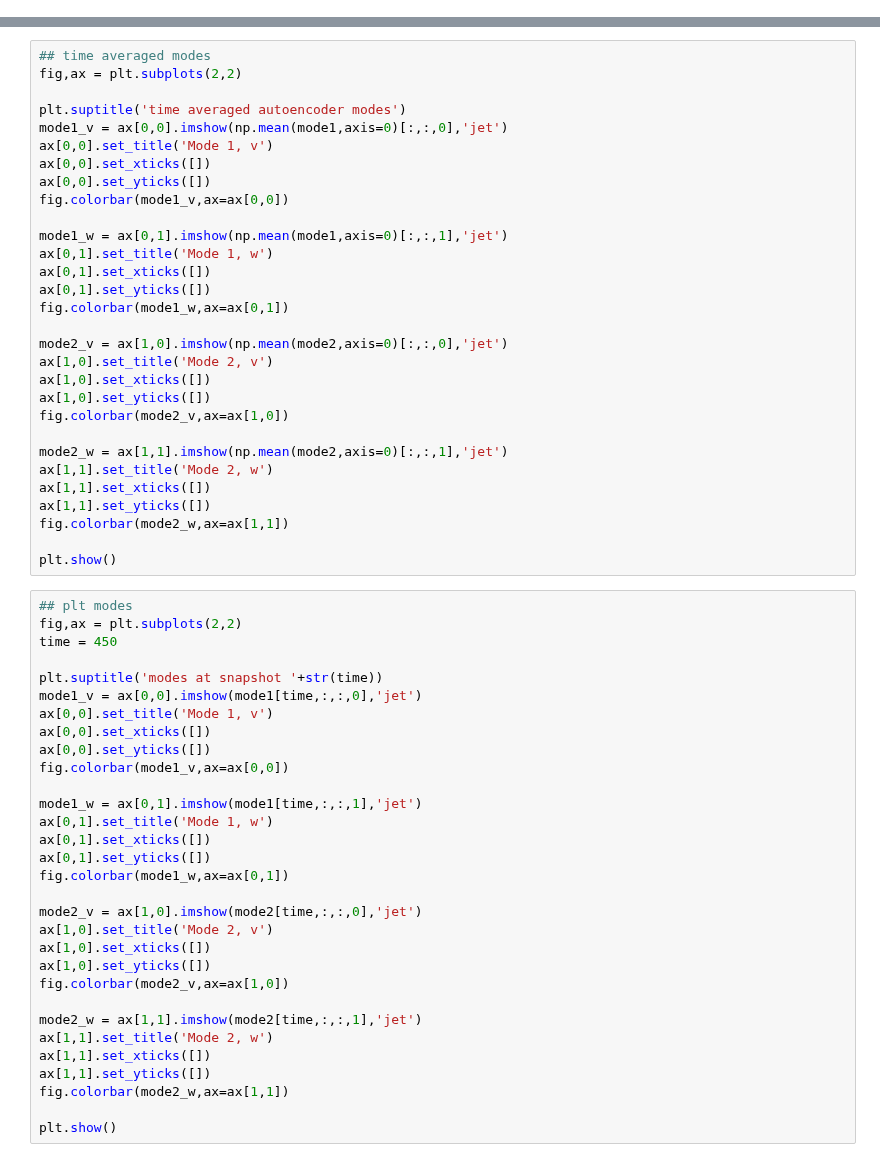
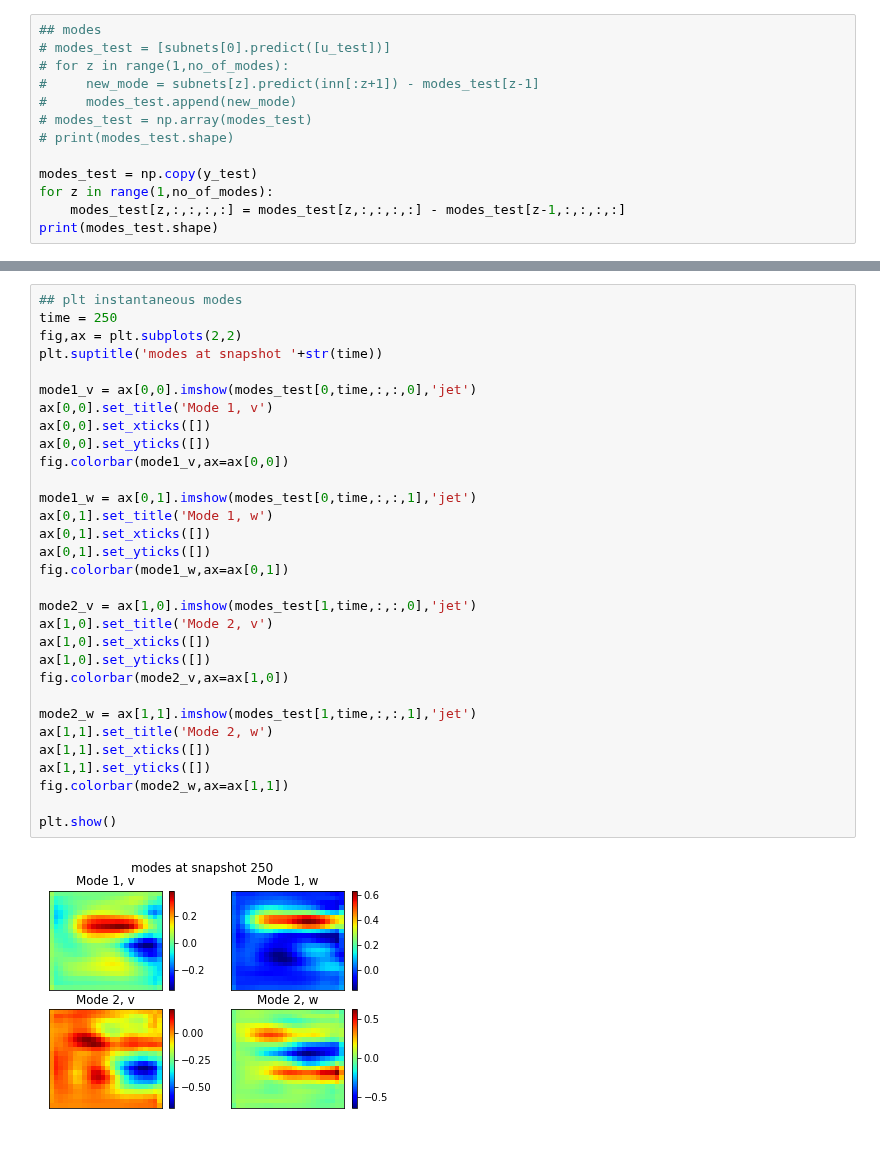
Before and after one commit to MagriLab/MD-CNN-AE, a Jupyter notebook: visualise_hierarchical_mode.ipynb, the cells around one changed output, grey strips where cells are left out. Drawn from its saved outputs; the diff is of its cells as text.

```diff
--- a/visualise_hierarchical_mode.ipynb
+++ b/visualise_hierarchical_mode.ipynb
@@ -91,0 +86,13 @@ print(mode1.shape)
+# %%
+## modes
+# modes_test = [subnets[0].predict([u_test])]
+# for z in range(1,no_of_modes):
+#     new_mode = subnets[z].predict(inn[:z+1]) - modes_test[z-1]
+#     modes_test.append(new_mode)
+# modes_test = np.array(modes_test)
+# print(modes_test.shape)
+
+modes_test = np.copy(y_test)
+for z in range(1,no_of_modes):
+    modes_test[z,:,:,:,:] = modes_test[z,:,:,:,:] - modes_test[z-1,:,:,:,:]
+print(modes_test.shape)
@@ -92,61 +133,33 @@ print(mode1.shape)
 # %%
-## time averaged modes
+## plt instantaneous modes
+time = 250
 fig,ax = plt.subplots(2,2)
+plt.suptitle('modes at snapshot '+str(time))
 
-plt.suptitle('time averaged autoencoder modes')
-mode1_v = ax[0,0].imshow(np.mean(mode1,axis=0)[:,:,0],'jet')
+mode1_v = ax[0,0].imshow(modes_test[0,time,:,:,0],'jet')
 ax[0,0].set_title('Mode 1, v')
 ax[0,0].set_xticks([])
 ax[0,0].set_yticks([])
 fig.colorbar(mode1_v,ax=ax[0,0])
 
-mode1_w = ax[0,1].imshow(np.mean(mode1,axis=0)[:,:,1],'jet')
+mode1_w = ax[0,1].imshow(modes_test[0,time,:,:,1],'jet')
 ax[0,1].set_title('Mode 1, w')
 ax[0,1].set_xticks([])
 ax[0,1].set_yticks([])
 fig.colorbar(mode1_w,ax=ax[0,1])
 
-mode2_v = ax[1,0].imshow(np.mean(mode2,axis=0)[:,:,0],'jet')
+mode2_v = ax[1,0].imshow(modes_test[1,time,:,:,0],'jet')
 ax[1,0].set_title('Mode 2, v')
 ax[1,0].set_xticks([])
 ax[1,0].set_yticks([])
 fig.colorbar(mode2_v,ax=ax[1,0])
 
-mode2_w = ax[1,1].imshow(np.mean(mode2,axis=0)[:,:,1],'jet')
+mode2_w = ax[1,1].imshow(modes_test[1,time,:,:,1],'jet')
 ax[1,1].set_title('Mode 2, w')
 ax[1,1].set_xticks([])
 ax[1,1].set_yticks([])
 fig.colorbar(mode2_w,ax=ax[1,1])
 
 plt.show()
+# %% [output]
+[figure, added]
-# %%
-## plt modes
-fig,ax = plt.subplots(2,2)
-time = 450
-
-plt.suptitle('modes at snapshot '+str(time))
-mode1_v = ax[0,0].imshow(mode1[time,:,:,0],'jet')
-ax[0,0].set_title('Mode 1, v')
-ax[0,0].set_xticks([])
-ax[0,0].set_yticks([])
-fig.colorbar(mode1_v,ax=ax[0,0])
-
-mode1_w = ax[0,1].imshow(mode1[time,:,:,1],'jet')
-ax[0,1].set_title('Mode 1, w')
-ax[0,1].set_xticks([])
-ax[0,1].set_yticks([])
-fig.colorbar(mode1_w,ax=ax[0,1])
-
-mode2_v = ax[1,0].imshow(mode2[time,:,:,0],'jet')
-ax[1,0].set_title('Mode 2, v')
-ax[1,0].set_xticks([])
-ax[1,0].set_yticks([])
-fig.colorbar(mode2_v,ax=ax[1,0])
-
-mode2_w = ax[1,1].imshow(mode2[time,:,:,1],'jet')
-ax[1,1].set_title('Mode 2, w')
-ax[1,1].set_xticks([])
-ax[1,1].set_yticks([])
-fig.colorbar(mode2_w,ax=ax[1,1])
-
-plt.show()
```
Also changed, not shown: parts of 16 cells of this notebook, 5 other files.
